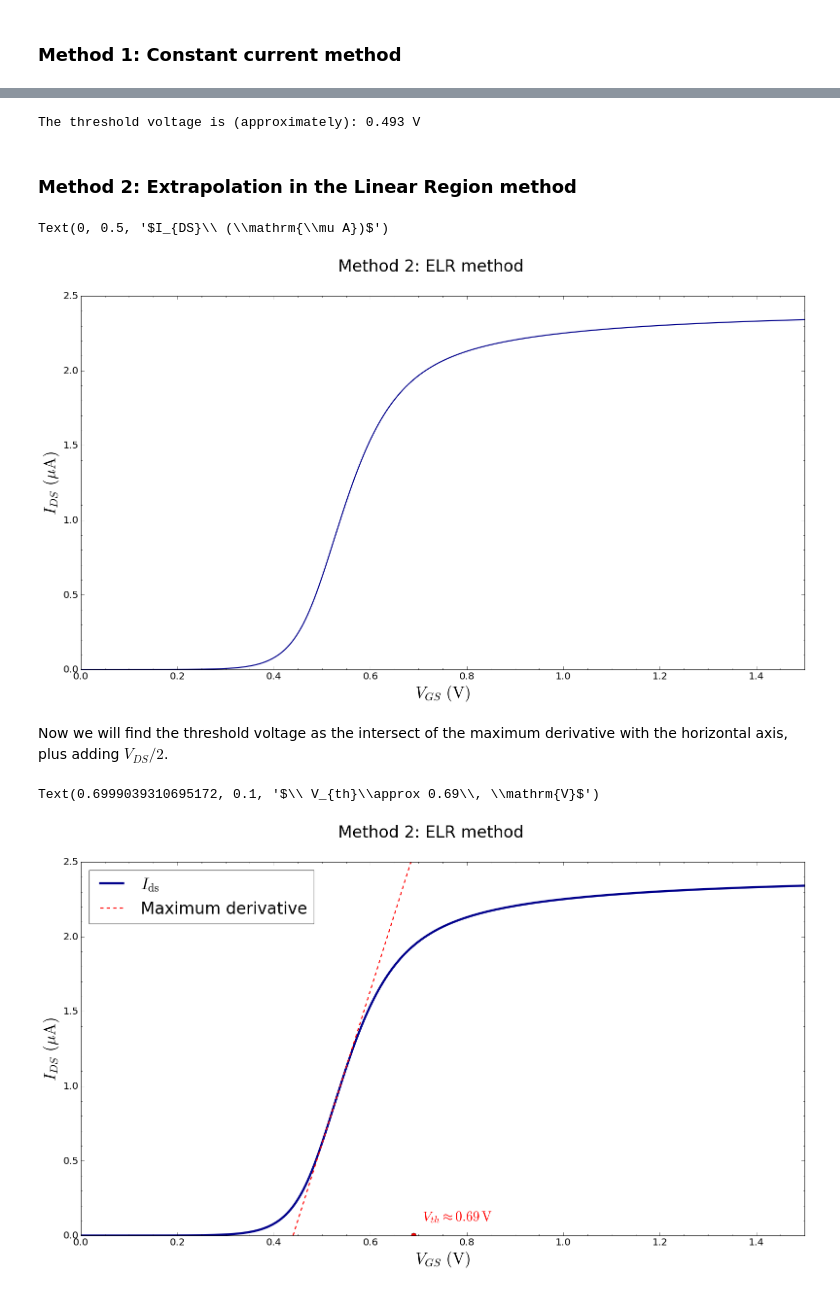
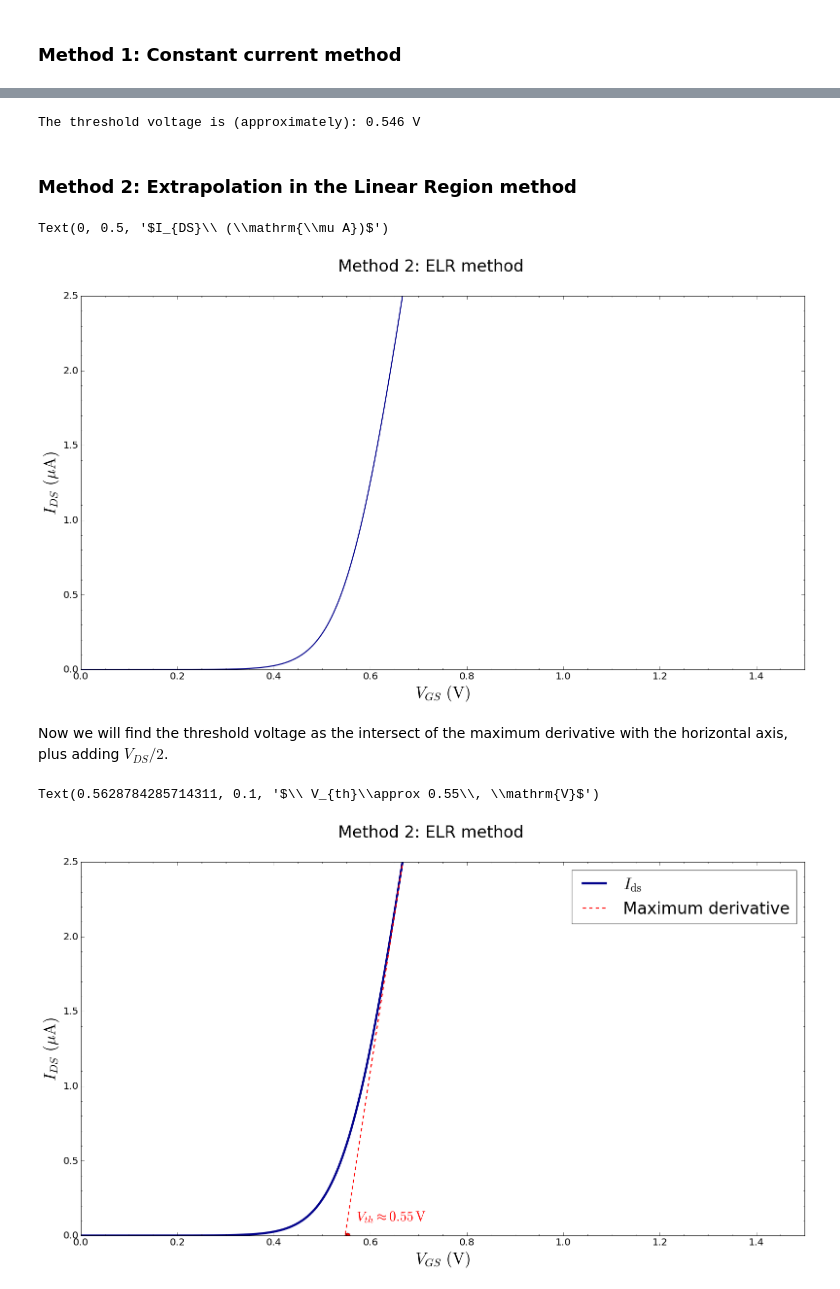
Before and after one commit to javivilladamigo/digitalDesign, a Jupyter notebook: 1/ex1.ipynb, the cells around one changed output, grey strips where cells are left out. Saved outputs shown, nothing was run; the diff lists cells and outputs as text; code cells hidden in the pictures.

```diff
--- a/1/ex1.ipynb
+++ b/1/ex1.ipynb
@@ -11,7 +11,7 @@ Simulation has been carried out using the scheme detailed in cmos.asc. In partic
 ### Method 1: Constant current method
 # %%
 # constant current method
-fileName = "/Users/javi/Documents/Padova/2/AppliedElectronics/digitalDesign/1/cmos.txt"
+fileName = "/Users/javi/Documents/Padova/2/AppliedElectronics/digitalDesign/1/nmos.txt"
 
 f = open(fileName, 'r').read()
 data = f.split('\n')
@@ -51,7 +51,7 @@ Text(0.5430000000000004, 0.6000005555555555, '$\\ V_{th}\\approx 0.49\\, \\mathr
 # %%
 print("The threshold voltage is (approximately): %.3f V" % np.mean(V_threshold))
 # %% [output]
-The threshold voltage is (approximately): 0.493 V
+The threshold voltage is (approximately): 0.546 V
 # %% [markdown]
 ### Method 2: Extrapolation in the Linear Region method
 # %%
@@ -70,7 +70,7 @@ ax.set_xlabel('$V_{GS}\ (\\mathrm{V})$', fontsize = 30)
 ax.set_ylabel('$I_{DS}\ (\\mathrm{\mu A})$', fontsize = 30)
 # %% [output]
 Text(0, 0.5, '$I_{DS}\\ (\\mathrm{\\mu A})$')
-[figure, old version]
+[figure, new version]
 # %% [markdown]
 Now we will find the threshold voltage as the intersect of the maximum derivative with the horizontal axis, plus adding $V_{DS}/2$.
 # %%
@@ -78,36 +78,36 @@ fig, ax = plt.subplots(); fig.patch.set_facecolor('xkcd:white')
 plt.rcParams['figure.figsize'] = [24, 12]
 ax.tick_params(which = 'both', axis = 'both', direction='in', right = True, top = True, length = 6)
 ax.minorticks_on()
 ax.tick_params(which = 'minor', axis = 'both', direction='in', right = True, top = True, length = 3)
 ax.tick_params(axis = 'both', labelsize = 18)
 ax.set_ylim(0, 2.5)
 ax.set_xlim(0, 1.5)
 
 plt.suptitle("Method 2: ELR method", fontsize = 30)
 ax.plot(Vg, Ids*1e6, label = '$I_{{\\rm ds}}$', color = 'darkblue', linestyle = 'solid', linewidth = 4.)
 ax.set_xlabel('$V_{GS}\ (\\mathrm{V})$', fontsize = 30)
 ax.set_ylabel('$I_{DS}\ (\\mathrm{\mu A})$', fontsize = 30)
 
 # find the maximum derivative
 diff = []
 for i in range(1, len(Vg)):
     diff.append(Ids[i]-Ids[i-1])
 Vg[np.argmax(diff)]
 slope = 1e6 * (Ids[np.argmax(diff)] - Ids[np.argmax(diff)-1]) / (Vg[np.argmax(diff)] - Vg[np.argmax(diff)-1])
 inter = Ids[np.argmax(diff)]*1e6 - slope * Vg[np.argmax(diff)]
 xplot = np.linspace(0, .7, 2)
 def lin(x, a, b):
     return a + b*x
 yplot = lin(xplot, inter, slope)
 
 ax.plot(xplot, yplot, "r--", linewidth = 2, label = "Maximum derivative")
 ax.legend(loc= "best", fontsize = 30)
-V_th = (-inter / slope) + 0.5/2.
+V_th = (-inter / slope) + 0.01/2.
 ax.plot(V_th, 0, "ro", markersize = 10)
 ax.text(V_th + .01, 0.1, '$\ V_{th}\\approx %.2f\, \mathrm{V}$' % V_th, color = 'red', fontsize = 25)
 # %% [output]
-Text(0.6999039310695172, 0.1, '$\\ V_{th}\\approx 0.69\\, \\mathrm{V}$')
+Text(0.5628784285714311, 0.1, '$\\ V_{th}\\approx 0.55\\, \\mathrm{V}$')
-[figure, old version]
+[figure, new version]
 # %%
 print("The threshold voltage is (approximately): %.3f V" % V_th)
 # %% [output]
```
Also changed, not shown: parts of 3 cells of this notebook.
